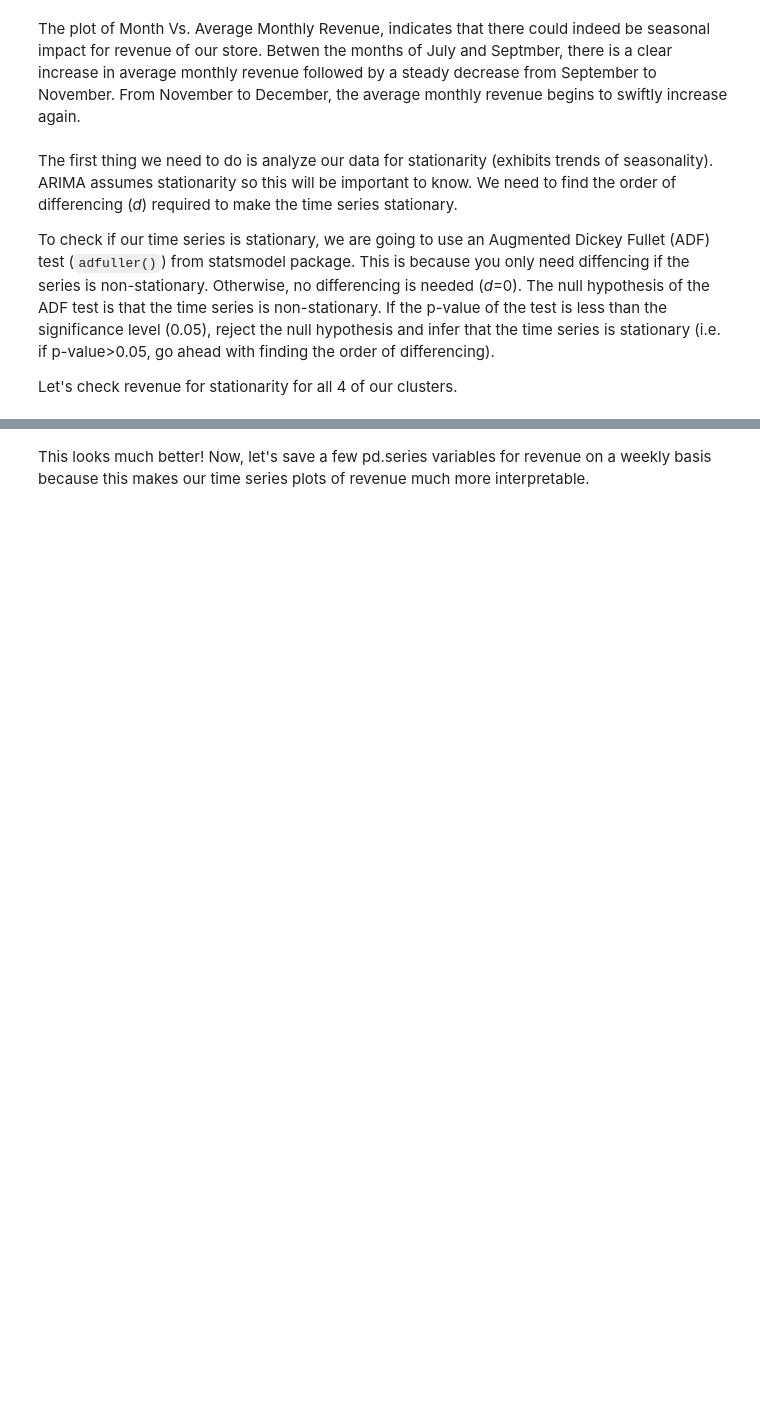
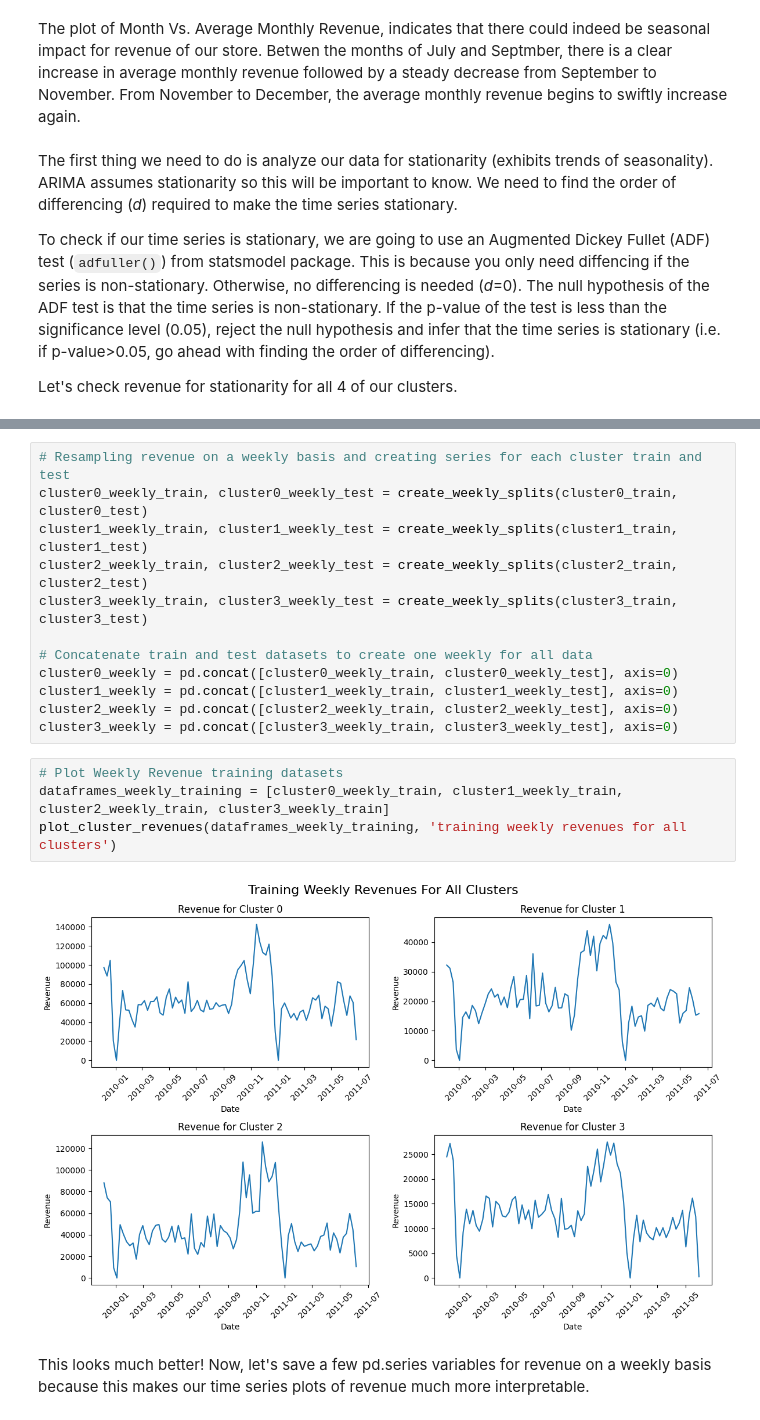
Before and after one commit to evansphillips/retail-customer-segmentation-forecasting, a Jupyter notebook: notebooks/ds4a_retail_challenge.ipynb, the cells around one changed output, grey strips where cells are left out. Cells and saved outputs as stored; diff of their text form; blank space fills up the shorter version.

```diff
--- a/notebooks/ds4a_retail_challenge.ipynb
+++ b/notebooks/ds4a_retail_challenge.ipynb
@@ -2120,2 +2045,20 @@ plt.show()
+# %%
+# Resampling revenue on a weekly basis and creating series for each cluster train and test
+cluster0_weekly_train, cluster0_weekly_test = create_weekly_splits(cluster0_train, cluster0_test)
+cluster1_weekly_train, cluster1_weekly_test = create_weekly_splits(cluster1_train, cluster1_test)
+cluster2_weekly_train, cluster2_weekly_test = create_weekly_splits(cluster2_train, cluster2_test)
+cluster3_weekly_train, cluster3_weekly_test = create_weekly_splits(cluster3_train, cluster3_test)
+
+# Concatenate train and test datasets to create one weekly for all data
+cluster0_weekly = pd.concat([cluster0_weekly_train, cluster0_weekly_test], axis=0)
+cluster1_weekly = pd.concat([cluster1_weekly_train, cluster1_weekly_test], axis=0)
+cluster2_weekly = pd.concat([cluster2_weekly_train, cluster2_weekly_test], axis=0)
+cluster3_weekly = pd.concat([cluster3_weekly_train, cluster3_weekly_test], axis=0)
+# %%
+# Plot Weekly Revenue training datasets
+dataframes_weekly_training = [cluster0_weekly_train, cluster1_weekly_train, cluster2_weekly_train, cluster3_weekly_train]
+plot_cluster_revenues(dataframes_weekly_training, 'training weekly revenues for all clusters')
+# %% [output]
+[figure, added]
 # %% [markdown]
 This looks much better! Now, let's save a few pd.series variables for revenue on a weekly basis because this makes our time series plots of revenue much more interpretable.
```
Also changed, not shown: parts of 73 cells of this notebook, 1 other file.
